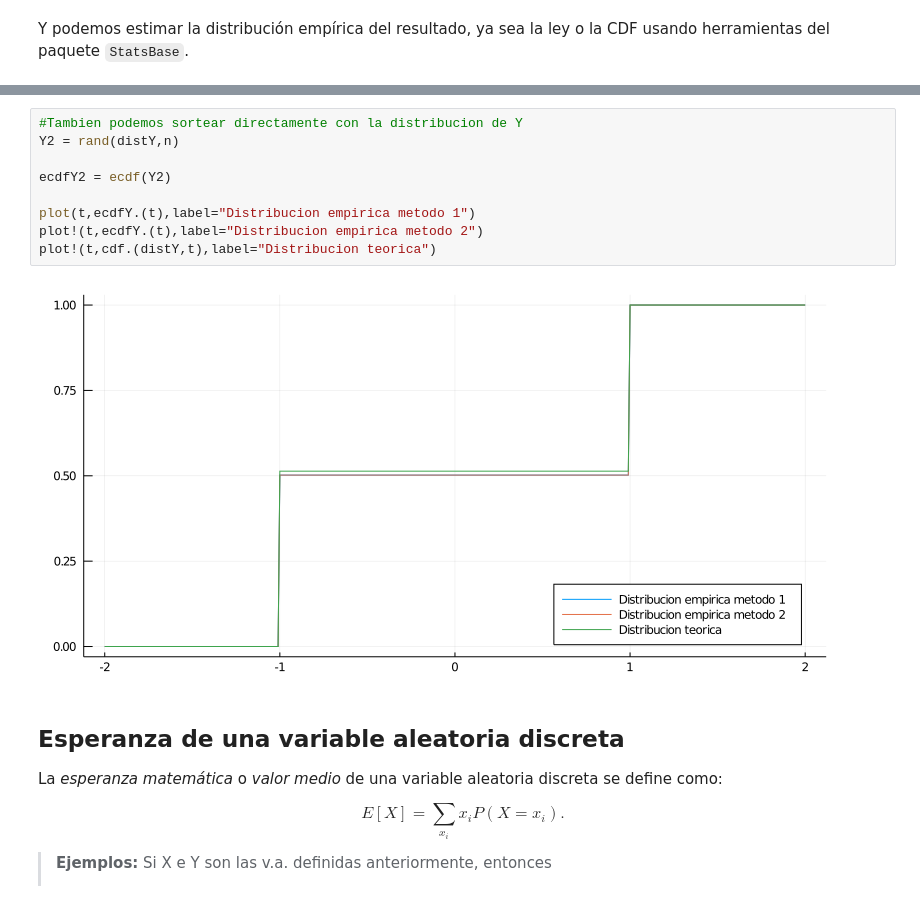
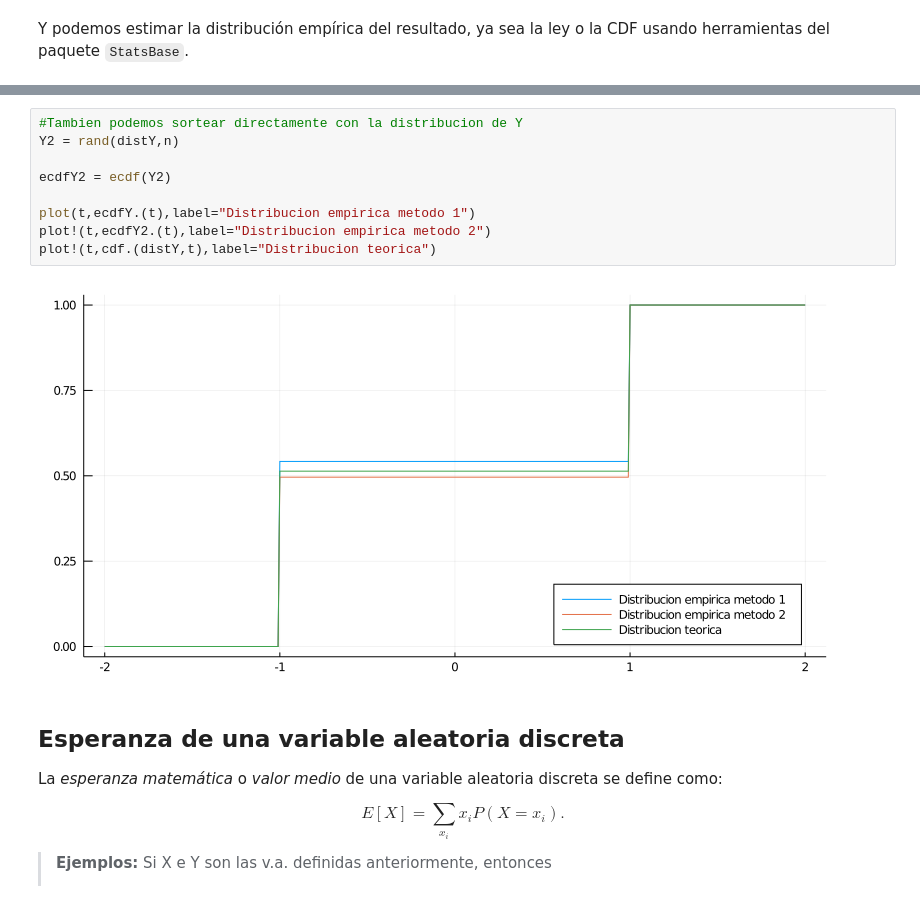
Before and after one commit to aferragu/analisisderedes, a Jupyter notebook: Repaso de probabilidad. Introduccion a Julia.ipynb, the cells around one changed output, grey strips where cells are left out. Cells and saved outputs as stored; diff of their text form.

```diff
--- a/Repaso de probabilidad. Introduccion a Julia.ipynb
+++ b/Repaso de probabilidad. Introduccion a Julia.ipynb
@@ -220,14 +220,14 @@ plot!(t,cdf.(distY,t),label="Distribucion teorica")
 # %%
 #Tambien podemos sortear directamente con la distribucion de Y
 Y2 = rand(distY,n)
 
 ecdfY2 = ecdf(Y2)
 
 plot(t,ecdfY.(t),label="Distribucion empirica metodo 1")
-plot!(t,ecdfY.(t),label="Distribucion empirica metodo 2")
+plot!(t,ecdfY2.(t),label="Distribucion empirica metodo 2")
 plot!(t,cdf.(distY,t),label="Distribucion teorica")
 # %% [output]
-[figure, old version]
+[figure, new version]
 # %% [markdown]
 ## Esperanza de una variable aleatoria discreta
 
```
Also changed, not shown: parts of 16 cells of this notebook.
